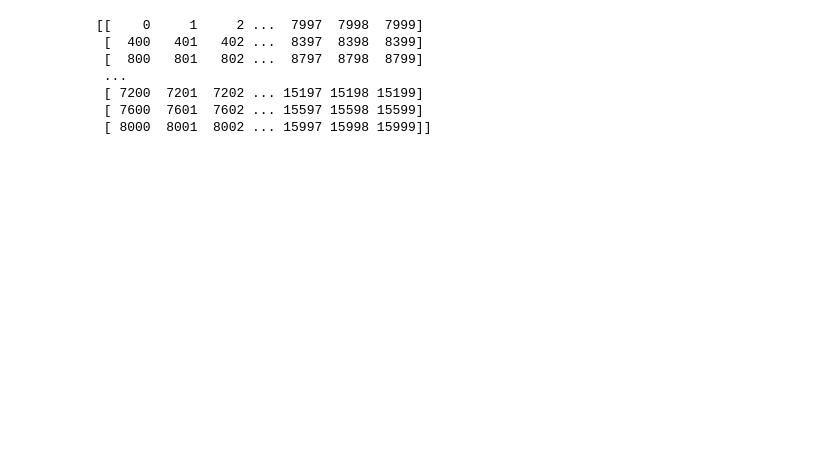
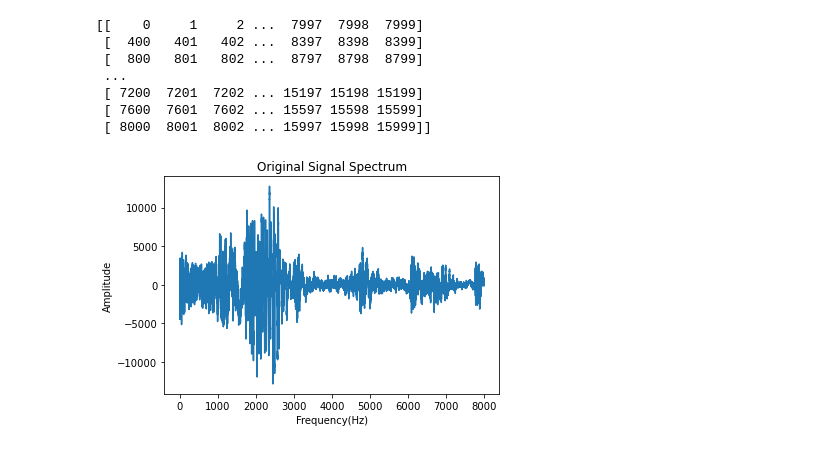
Before and after one commit to gist-ailab/BattleSound, a Jupyter notebook: visualize/demo.ipynb, the cells around one changed output. Drawn from its saved outputs; the diff is of its cells as text; code cells hidden in the pictures; blank space fills up the shorter version.

```diff
--- a/visualize/demo.ipynb
+++ b/visualize/demo.ipynb
@@ -31,0 +27,9 @@ for i, frame in enumerate(windowed_frames):
+# %%
+plt.figure()
+plt.plot(wav)
+plt.title('Original Signal Spectrum')
+plt.xlabel('Frequency(Hz)')
+plt.ylabel('Amplitude')
+plt.show()
+# %% [output]
+[figure, added]
```
Also changed, not shown: parts of 10 cells of this notebook, 1 other file.
